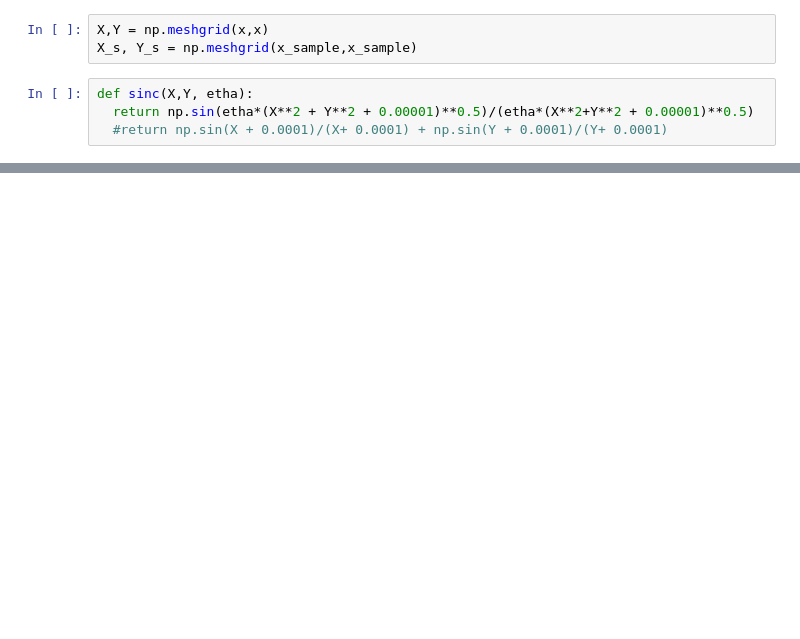
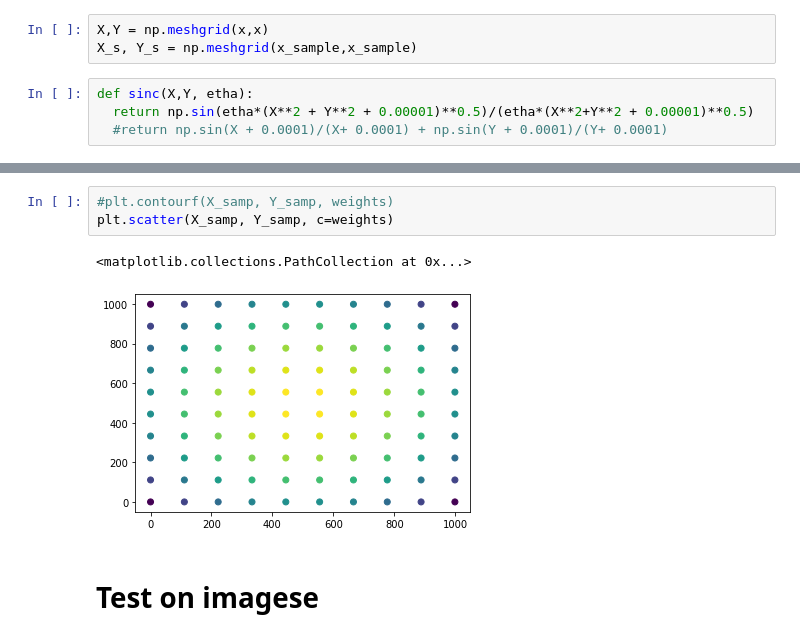
Before and after one commit to alifele/Bioinformatics, a Jupyter notebook: Sinc.ipynb, the cells around one changed output, grey strips where cells are left out. Saved outputs shown, nothing was run; the diff lists cells and outputs as text; blank space fills up the shorter version.

```diff
--- a/Sinc.ipynb
+++ b/Sinc.ipynb
@@ -31,0 +53,8 @@ ax.plot_surface(X, Y, result)
+# %%
+#plt.contourf(X_samp, Y_samp, weights)
+plt.scatter(X_samp, Y_samp, c=weights)
+# %% [output]
+<matplotlib.collections.PathCollection at 0x...>
+[figure, added]
+# %% [markdown]
+# Test on imagese
```
Also changed, not shown: parts of 24 cells of this notebook.
